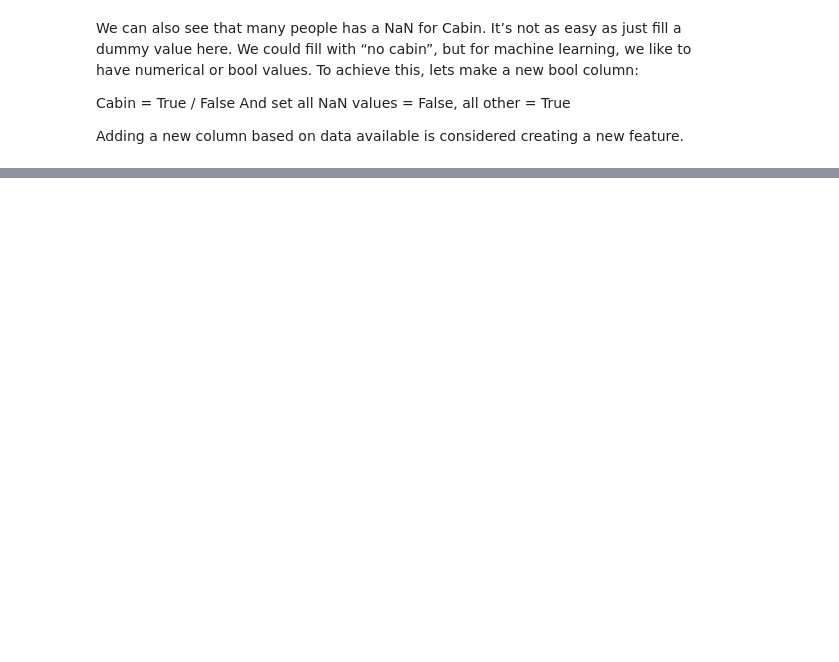
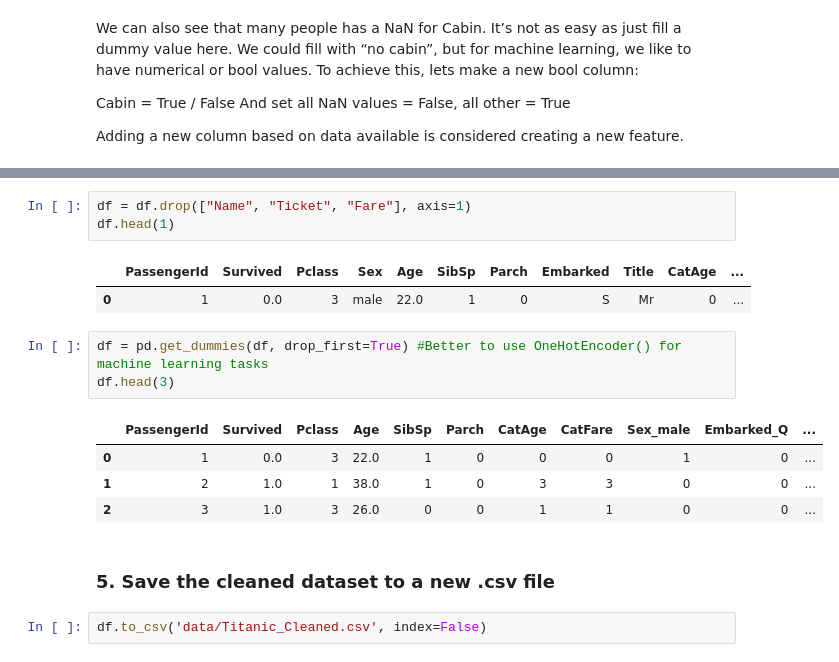
Before and after one commit to ValerieSmidt/Intro-til-KI, a Jupyter notebook: Lab2.ipynb, the cells around one changed output, grey strips where cells are left out. Cells and saved outputs as stored; diff of their text form; blank space fills up the shorter version.

```diff
--- a/Lab2.ipynb
+++ b/Lab2.ipynb
@@ -85,0 +136,18 @@ dtype: int64
+# %%
+df = df.drop(["Name", "Ticket", "Fare"], axis=1)
+df.head(1)
+# %% [output]
+|  | PassengerId | Survived | Pclass | Sex | Age | SibSp | Parch | Embarked | Title | CatAge | ... |
+| 0 | 1 | 0.0 | 3 | male | 22.0 | 1 | 0 | S | Mr | 0 | ... |
+# %%
+df = pd.get_dummies(df, drop_first=True) #Better to use OneHotEncoder() for machine learning tasks
+df.head(3)
+# %% [output]
+|  | PassengerId | Survived | Pclass | Age | SibSp | Parch | CatAge | CatFare | Sex_male | Embarked_Q | ... |
+| 0 | 1 | 0.0 | 3 | 22.0 | 1 | 0 | 0 | 0 | 1 | 0 | ... |
+| 1 | 2 | 1.0 | 1 | 38.0 | 1 | 0 | 3 | 3 | 0 | 0 | ... |
+| 2 | 3 | 1.0 | 3 | 26.0 | 0 | 0 | 1 | 1 | 0 | 0 | ... |
+# %% [markdown]
+### 5. Save the cleaned dataset to a new .csv file
+# %%
+df.to_csv('data/Titanic_Cleaned.csv', index=False)
```
Also changed, not shown: parts of 14 cells of this notebook, 1 other file.
